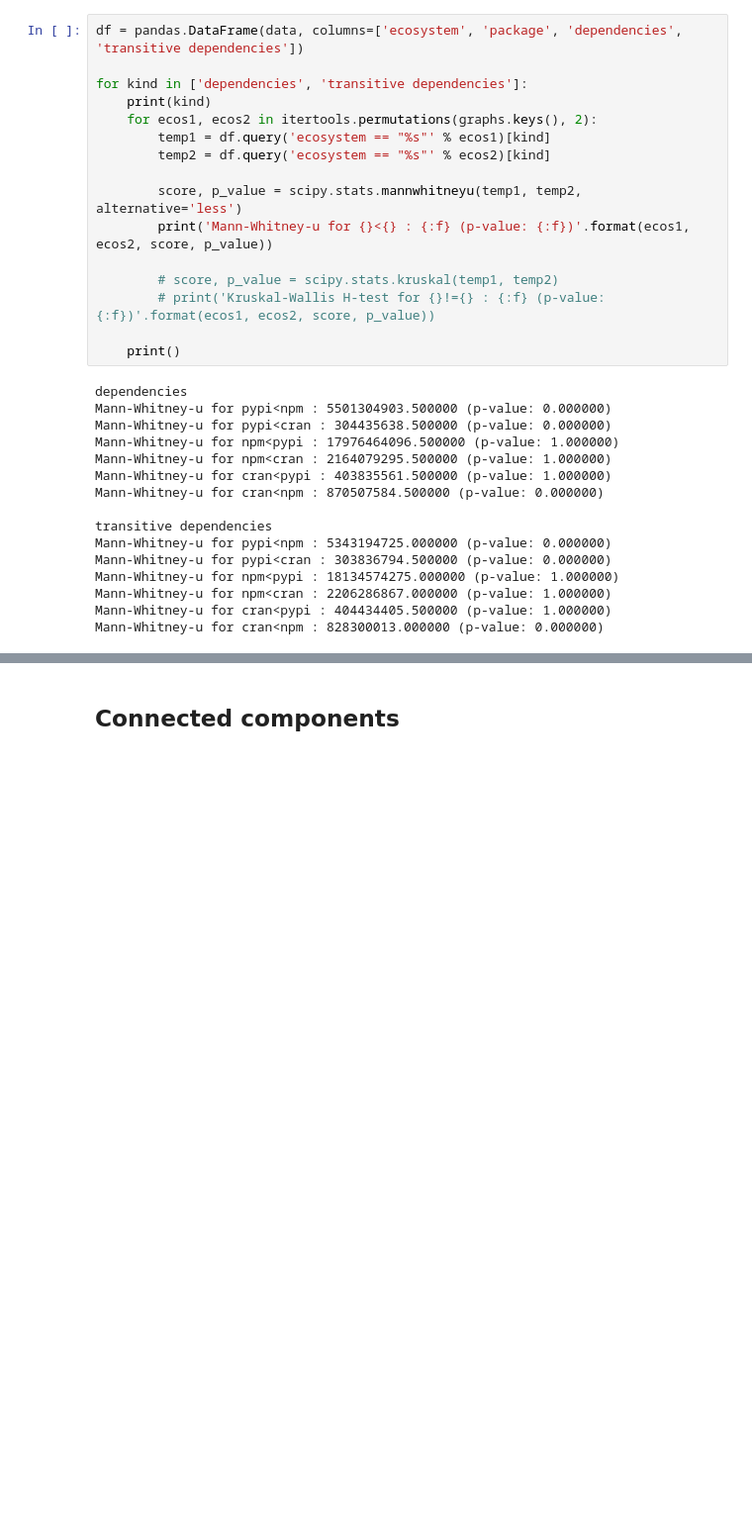
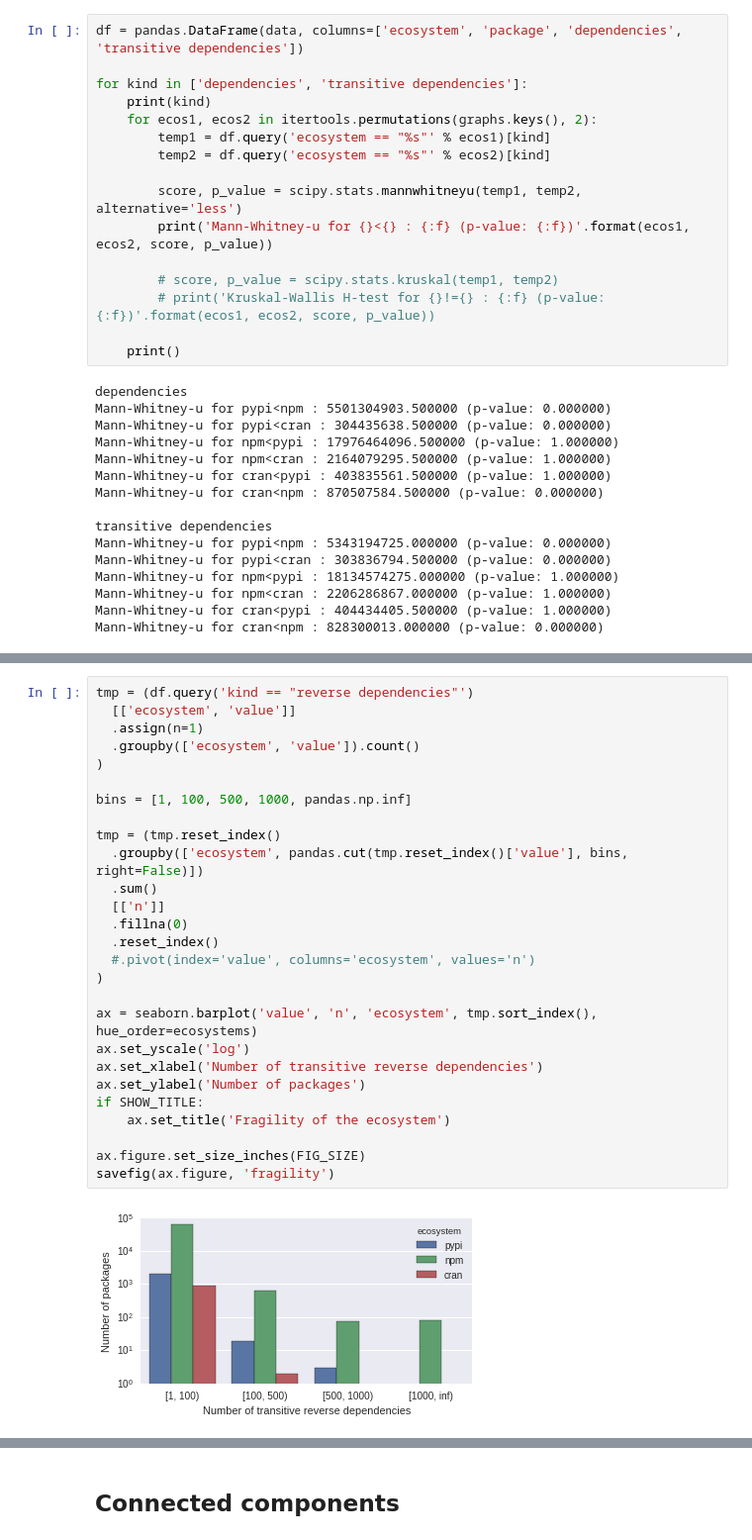
Before and after one commit to maelick/ecos-analysis, a Jupyter notebook: WEA2016-ecos/notebook/Ecosystem graphs.ipynb, the cells around one changed output, grey strips where cells are left out. Shown at 99% size. Drawn from its saved outputs; the diff is of its cells as text; blank space fills up the shorter version.

```diff
--- a/WEA2016-ecos/notebook/Ecosystem graphs.ipynb
+++ b/WEA2016-ecos/notebook/Ecosystem graphs.ipynb
@@ -376,0 +455,29 @@ Mann-Whitney-u for cran<npm : 828300013.000000 (p-value: 0.000000)
+# %%
+tmp = (df.query('kind == "reverse dependencies"')
+  [['ecosystem', 'value']]
+  .assign(n=1)
+  .groupby(['ecosystem', 'value']).count()
+)
+
+bins = [1, 100, 500, 1000, pandas.np.inf]
+
+tmp = (tmp.reset_index()
+  .groupby(['ecosystem', pandas.cut(tmp.reset_index()['value'], bins, right=False)])
+  .sum()
+  [['n']]
+  .fillna(0)
+  .reset_index()
+  #.pivot(index='value', columns='ecosystem', values='n')
+)
+
+ax = seaborn.barplot('value', 'n', 'ecosystem', tmp.sort_index(), hue_order=ecosystems)
+ax.set_yscale('log')
+ax.set_xlabel('Number of transitive reverse dependencies')
+ax.set_ylabel('Number of packages')
+if SHOW_TITLE:
+    ax.set_title('Fragility of the ecosystem')
+
+ax.figure.set_size_inches(FIG_SIZE)
+savefig(ax.figure, 'fragility')
+# %% [output]
+[figure, added]
```
Also changed, not shown: parts of 11 cells of this notebook, 4 other files.
